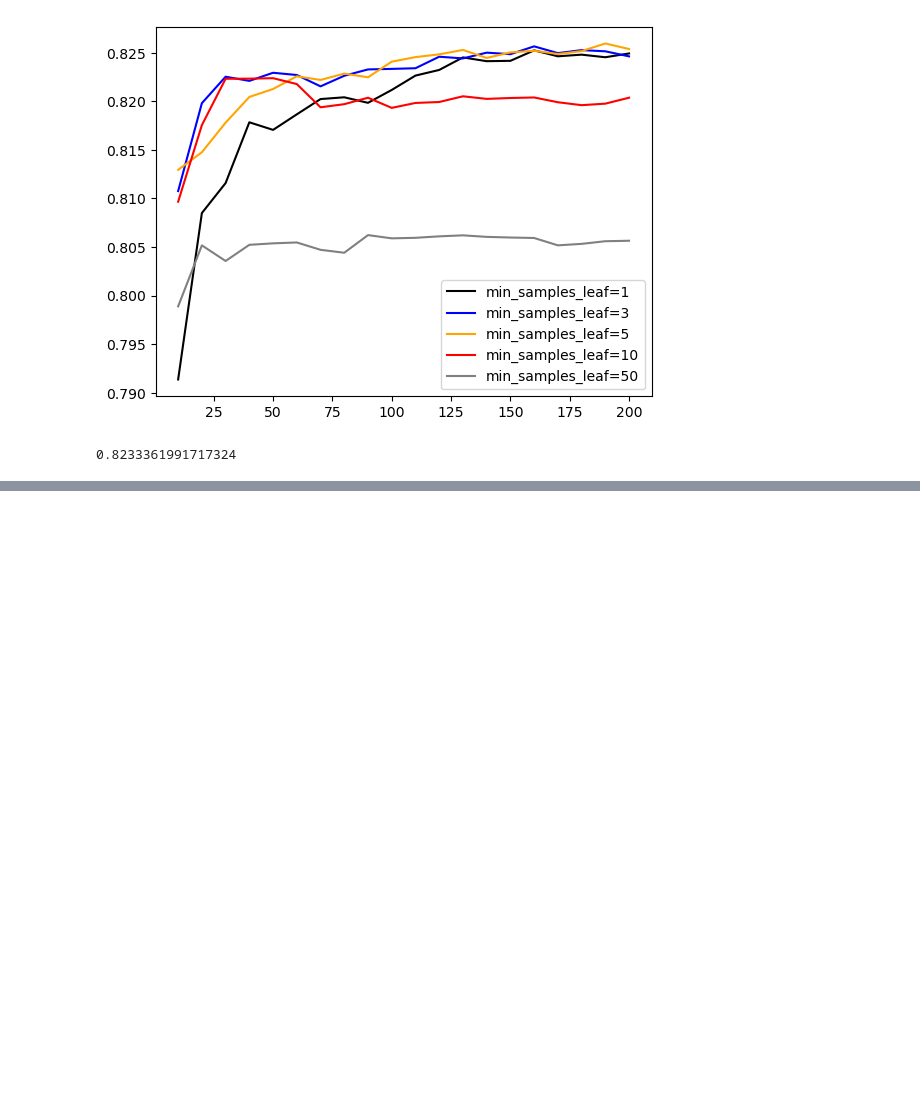
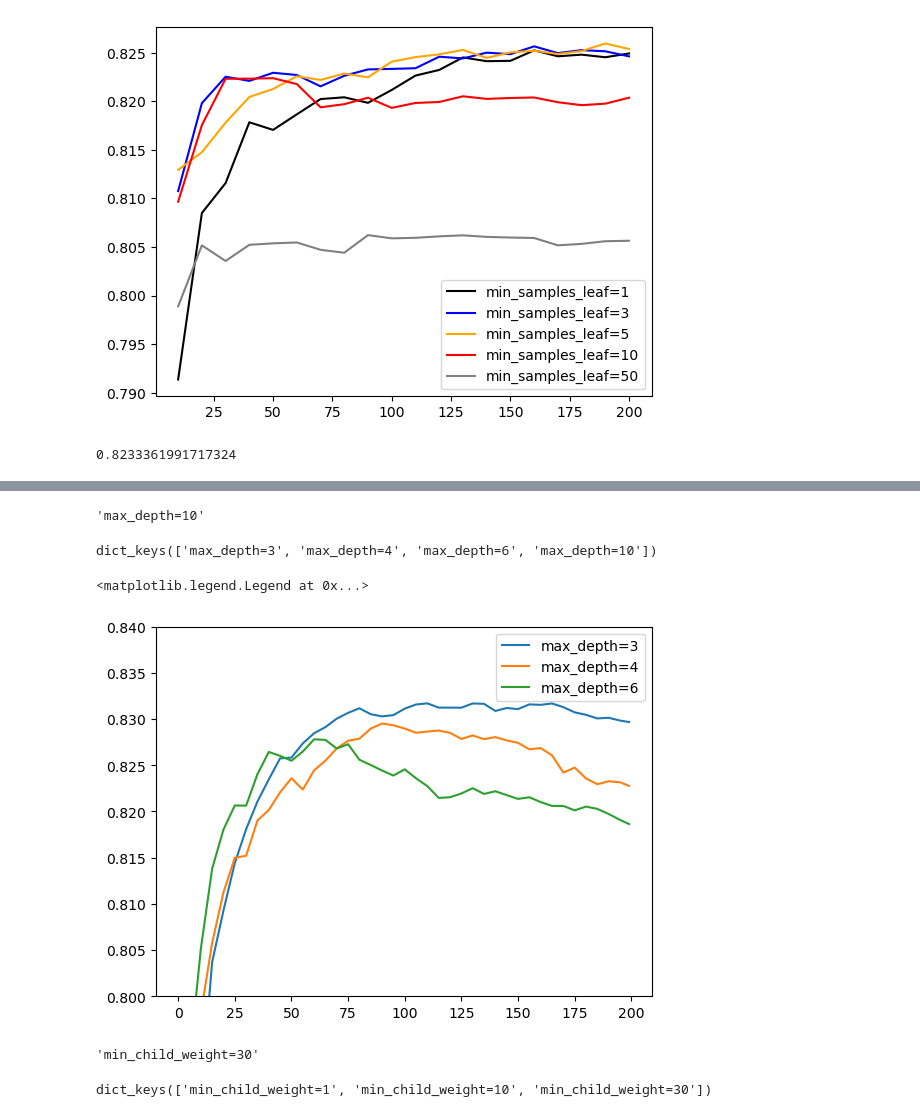
Before and after one commit to garlicspoofiyy/ml-zoomcamp, a Jupyter notebook: Lesson 6/lesson6_notes.ipynb, the cells around one changed output, grey strips where cells are left out. Saved outputs shown, nothing was run; the diff lists cells and outputs as text; code cells hidden in the pictures; blank space fills up the shorter version.

```diff
--- a/Lesson 6/lesson6_notes.ipynb
+++ b/Lesson 6/lesson6_notes.ipynb
@@ -618,0 +784,31 @@ roc_auc_score(y_val, y_pred)
+# %%
+scores = {}
+# %%
+%%capture output
+
+xgb_params = {
+    'eta': 0.1,
+    'max_depth': 10,
+    'min_child_weight': 1,
+
+    'objective': 'binary:logistic',
+    'eval_metric': 'auc',
+
+    'nthread': 8,
+    'seed': 1,
+    'verbosity': 1,
+}
+
+model = xgb.train(xgb_params, dtrain, num_boost_round=200,
+                  verbose_eval=5,
+                  evals=watchlist)
+# %%
+key = 'max_depth=%s' % (xgb_params['max_depth'])
+scores[key] = parse_xgb_output(output)
+key
+# %% [output]
+'max_depth=10'
+# %%
+scores.keys()
+# %% [output]
+dict_keys(['max_depth=3', 'max_depth=4', 'max_depth=6', 'max_depth=10'])
@@ -618,0 +817,16 @@ roc_auc_score(y_val, y_pred)
+# %%
+for max_depth, df_scores in scores.items():
+    plt.plot(df_scores.num_iter, df_scores.val_auc, label=max_depth)
+
+plt.ylim(0.8, 0.84)
+plt.legend()
+
+# Tuning the max_depth parameter is crucial for controlling the complexity of the model:
+# - Prevents overfitting by limiting the tree's depth, ensuring it doesn't capture noise.
+# - Balances model complexity to avoid underfitting, capturing essential patterns without overfitting.
+# - Optimizes computational efficiency by reducing the resources needed for deeper trees.
+# - Enhances interpretability, as shallower trees are easier to understand and visualize.
+# Overall, it helps achieve a good trade-off between bias and variance, improving generalization to new data.
+# %% [output]
+<matplotlib.legend.Legend at 0x...>
+[figure, added]
@@ -618,0 +860,10 @@ roc_auc_score(y_val, y_pred)
+# %%
+key = 'min_child_weight=%s' % (xgb_params['min_child_weight'])
+scores[key] = parse_xgb_output(output)
+key
+# %% [output]
+'min_child_weight=30'
+# %%
+scores.keys()
+# %% [output]
+dict_keys(['min_child_weight=1', 'min_child_weight=10', 'min_child_weight=30'])
```
Also changed, not shown: parts of 47 cells of this notebook.
